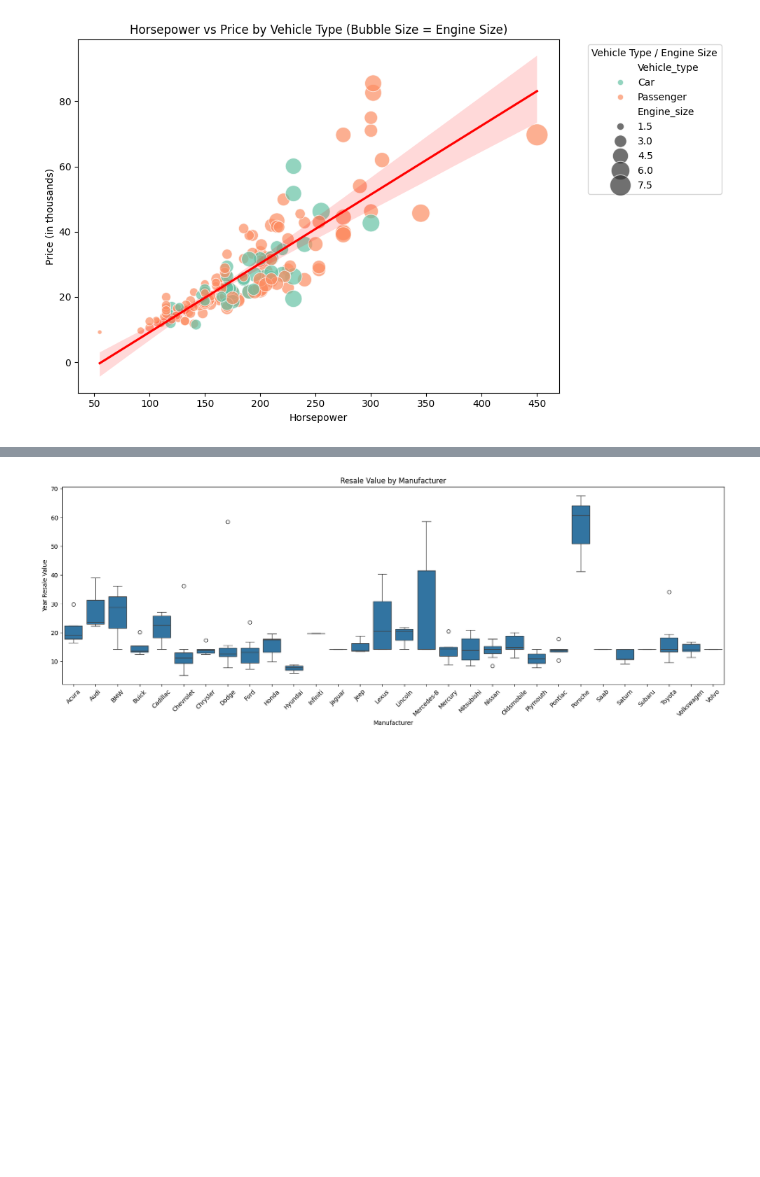
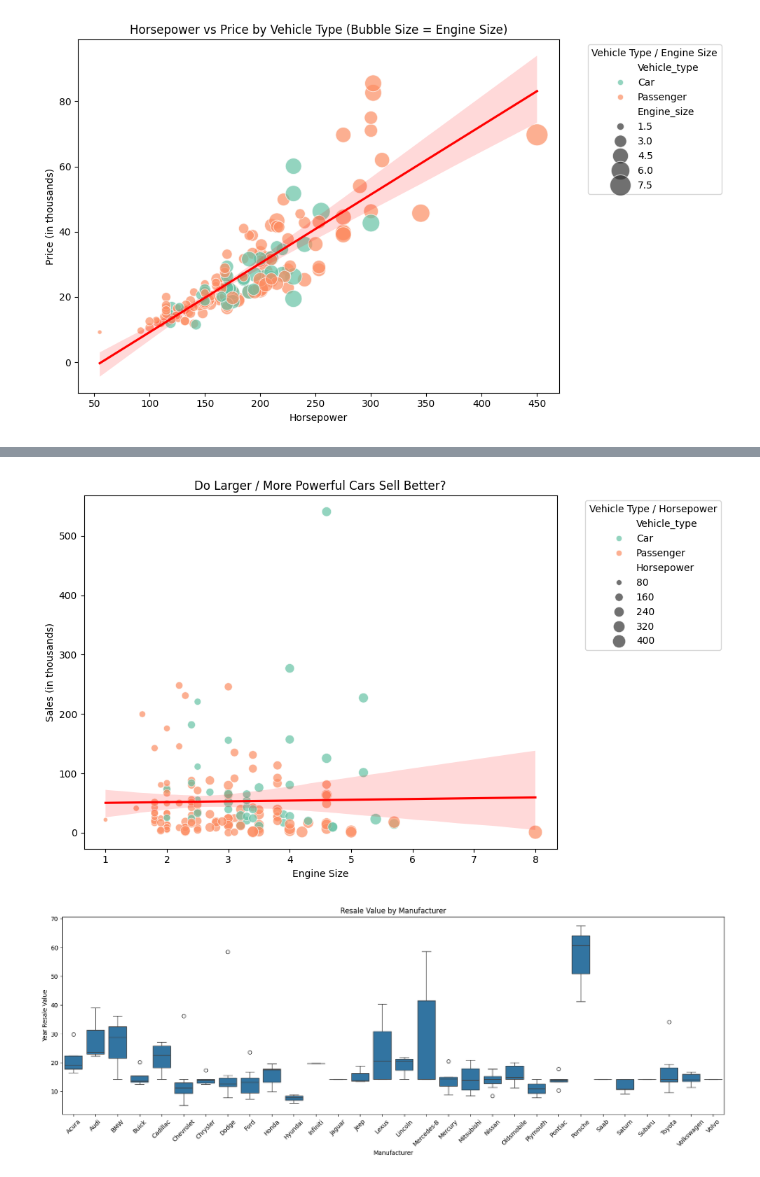
Before and after one commit to bencygv/Project, a Jupyter notebook: notebooks/01_exploration.ipynb, the cells around one changed output, grey strips where cells are left out. Saved outputs shown, nothing was run; the diff lists cells and outputs as text; code cells hidden in the pictures; blank space fills up the shorter version.

```diff
--- a/notebooks/01_exploration.ipynb
+++ b/notebooks/01_exploration.ipynb
@@ -616,3 +627,32 @@ Passing `palette` without assigning `hue` is deprecated and will be removed in v
+# %%
+# Do more powerful cars sell better than smaller ones?
+# Check required columns exist
+required_cols = ['Engine_size', 'Horsepower', 'Sales_in_thousands', 'Vehicle_type']
+if all(col in df.columns for col in required_cols):
+
+    plt.figure(figsize=(10,6))
+    sns.scatterplot(
+        data=df,
+        x='Engine_size',
+        y='Sales_in_thousands',
+        size='Horsepower',       # bubble size represents horsepower
+        hue='Vehicle_type',      # color represents vehicle type
+        alpha=0.7,
+        sizes=(20, 200),
+        palette='Set2'
+    )
+
+    # Regression line (overall trend)
+    sns.regplot(data=df, x='Engine_size', y='Sales_in_thousands', scatter=False, color='red')
+
+    plt.title("Do Larger / More Powerful Cars Sell Better?")
+    plt.xlabel("Engine Size")
+    plt.ylabel("Sales (in thousands)")
+    plt.legend(bbox_to_anchor=(1.05, 1), loc='upper left', title="Vehicle Type / Horsepower")
+    plt.tight_layout()
+    plt.show()
+# %% [output]
+[figure, added]
 # %%
 # Resales Analysis (Categorical Features)
 # Does Manufacturer significantly influence Resales
```
Also changed, not shown: parts of 5 cells of this notebook.
